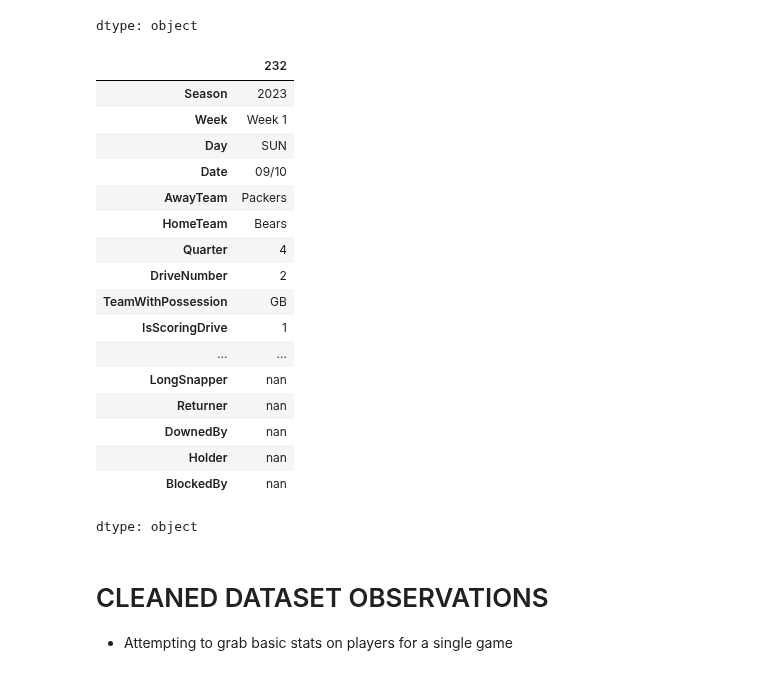
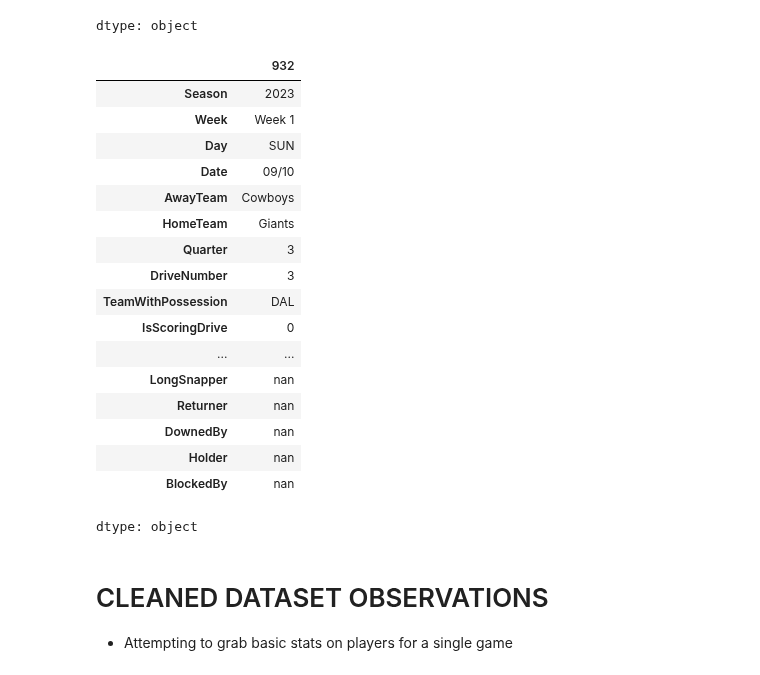
Before and after one commit to KeoniM/NFL_Data_Cleaning, a Jupyter notebook: NFL_Plays_Week1_2023.ipynb, the cells around one changed output. Saved outputs shown, nothing was run; the diff lists cells and outputs as text; code cells hidden in the pictures.

```diff
--- a/NFL_Plays_Week1_2023.ipynb
+++ b/NFL_Plays_Week1_2023.ipynb
@@ -4361,28 +4367,27 @@ week1_2023_plays.iloc[0]
 | PlayDescription | G.Zuerlein kicks 65 yards from NY... |
 | PlayStart | Kickoff from NYJ 35 |
 dtype: object
-# %%
-# df_week1_plays_cleaned.iloc[230]
-df_week1_plays_cleaned.iloc[232]
-# %% [output]
-|  | 232 |
-| Season | 2023 |
-| Week | Week 1 |
-| Day | SUN |
-| Date | 09/10 |
-| AwayTeam | Packers |
-| HomeTeam | Bears |
-| Quarter | 4 |
-| DriveNumber | 2 |
-| TeamWithPossession | GB |
-| IsScoringDrive | 1 |
-| ... | ... |
-| LongSnapper | nan |
-| Returner | nan |
-| DownedBy | nan |
-| Holder | nan |
-| BlockedBy | nan |
-dtype: object
+# %%
+df_week1_plays_cleaned.iloc[932]
+# %% [output]
+|  | 932 |
+| Season | 2023 |
+| Week | Week 1 |
+| Day | SUN |
+| Date | 09/10 |
+| AwayTeam | Cowboys |
+| HomeTeam | Giants |
+| Quarter | 3 |
+| DriveNumber | 3 |
+| TeamWithPossession | DAL |
+| IsScoringDrive | 0 |
+| ... | ... |
+| LongSnapper | nan |
+| Returner | nan |
+| DownedBy | nan |
+| Holder | nan |
+| BlockedBy | nan |
+dtype: object
 # %% [markdown]
 # CLEANED DATASET OBSERVATIONS
 - Attempting to grab basic stats on players for a single game
```
Also changed, not shown: parts of 28 cells of this notebook.
